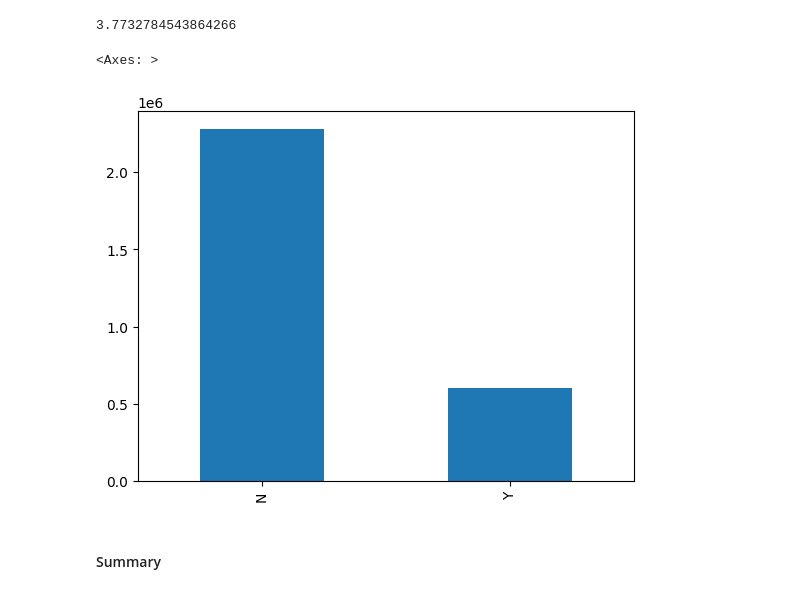
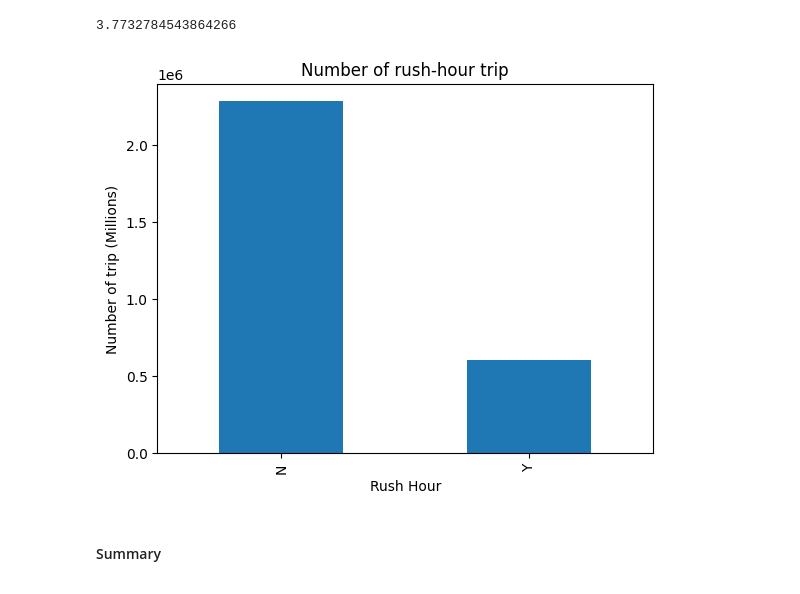
Before and after one commit to melbreaker/Taxi-Trip-Records-Data-Analysis, a Jupyter notebook: taxi-trip-records-data-analysis.ipynb, the cells around one changed output. Drawn from its saved outputs; the diff is of its cells as text; code cells hidden in the pictures.

```diff
--- a/taxi-trip-records-data-analysis.ipynb
+++ b/taxi-trip-records-data-analysis.ipynb
@@ -681,11 +682,14 @@ Name: rush_hour_flag, dtype: int64
 2279962/604239
 # %% [output]
 3.7732784543864266
-# %%
-df_january_cleaned['rush_hour_flag'].value_counts().plot(kind='bar')
-# %% [output]
-<Axes: >
-[figure, removed]
+# %%
+df_january_cleaned['rush_hour_flag'].value_counts().plot(kind='bar')
+plt.title('Number of rush-hour trip')
+plt.xlabel('Rush Hour')
+plt.ylabel('Number of trip (Millions)')
+plt.show()
+# %% [output]
+[figure, added]
 # %% [markdown]
 #### Summary
 # %% [markdown]
```
Also changed, not shown: parts of 15 cells of this notebook.
